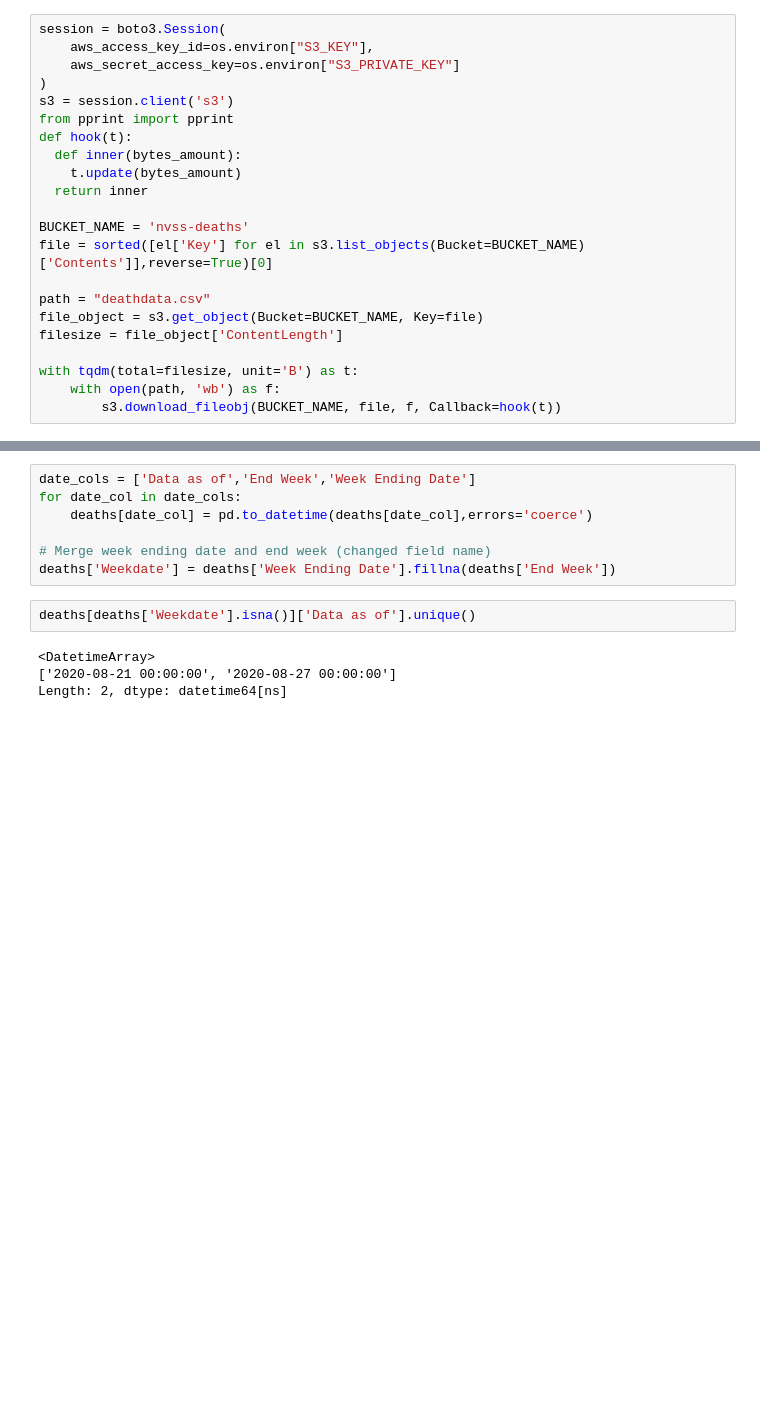
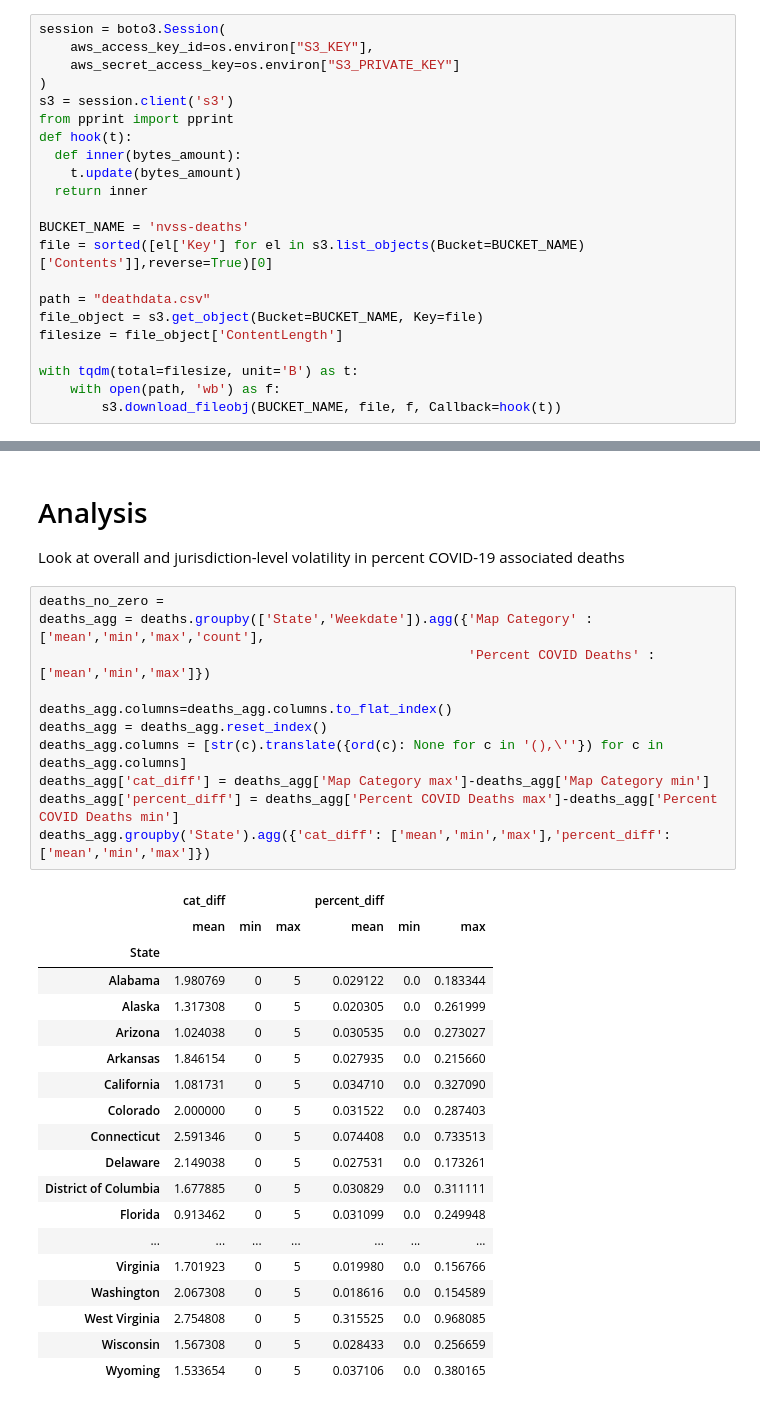
Before and after one commit to karaschechtman/nchs-deaths, a Jupyter notebook: percent_covid_associated_deaths.ipynb, the cells around one changed output, grey strips where cells are left out. Cells and saved outputs as stored; diff of their text form; blank space fills up the shorter version.

```diff
--- a/percent_covid_associated_deaths.ipynb
+++ b/percent_covid_associated_deaths.ipynb
@@ -110,13 +110,34 @@ deaths
-# %%
-date_cols = ['Data as of','End Week','Week Ending Date']
-for date_col in date_cols:
-    deaths[date_col] = pd.to_datetime(deaths[date_col],errors='coerce')
-
-# Merge week ending date and end week (changed field name)
-deaths['Weekdate'] = deaths['Week Ending Date'].fillna(deaths['End Week'])
+# %% [markdown]
+# Analysis
+Look at overall and jurisdiction-level volatility in percent COVID-19 associated deaths
 # %%
-deaths[deaths['Weekdate'].isna()]['Data as of'].unique()
+deaths_no_zero =
+deaths_agg = deaths.groupby(['State','Weekdate']).agg({'Map Category' : ['mean','min','max','count'],
+                                                       'Percent COVID Deaths' : ['mean','min','max']})
+
+deaths_agg.columns=deaths_agg.columns.to_flat_index()
+deaths_agg = deaths_agg.reset_index()
+deaths_agg.columns = [str(c).translate({ord(c): None for c in '(),\''}) for c in deaths_agg.columns]
+deaths_agg['cat_diff'] = deaths_agg['Map Category max']-deaths_agg['Map Category min']
+deaths_agg['percent_diff'] = deaths_agg['Percent COVID Deaths max']-deaths_agg['Percent COVID Deaths min']
+deaths_agg.groupby('State').agg({'cat_diff': ['mean','min','max'],'percent_diff': ['mean','min','max']})
 # %% [output]
-<DatetimeArray>
-['2020-08-21 00:00:00', '2020-08-27 00:00:00']
-Length: 2, dtype: datetime64[ns]
+|  | cat_diff |  |  | percent_diff |  |  |
+|  | mean | min | max | mean | min | max |
+| State |  |  |  |  |  |  |
+| Alabama | 1.980769 | 0 | 5 | 0.029122 | 0.0 | 0.183344 |
+| Alaska | 1.317308 | 0 | 5 | 0.020305 | 0.0 | 0.261999 |
+| Arizona | 1.024038 | 0 | 5 | 0.030535 | 0.0 | 0.273027 |
+| Arkansas | 1.846154 | 0 | 5 | 0.027935 | 0.0 | 0.215660 |
+| California | 1.081731 | 0 | 5 | 0.034710 | 0.0 | 0.327090 |
+| Colorado | 2.000000 | 0 | 5 | 0.031522 | 0.0 | 0.287403 |
+| Connecticut | 2.591346 | 0 | 5 | 0.074408 | 0.0 | 0.733513 |
+| Delaware | 2.149038 | 0 | 5 | 0.027531 | 0.0 | 0.173261 |
+| District of Columbia | 1.677885 | 0 | 5 | 0.030829 | 0.0 | 0.311111 |
+| Florida | 0.913462 | 0 | 5 | 0.031099 | 0.0 | 0.249948 |
+| ... | ... | ... | ... | ... | ... | ... |
+| Virginia | 1.701923 | 0 | 5 | 0.019980 | 0.0 | 0.156766 |
+| Washington | 2.067308 | 0 | 5 | 0.018616 | 0.0 | 0.154589 |
+| West Virginia | 2.754808 | 0 | 5 | 0.315525 | 0.0 | 0.968085 |
+| Wisconsin | 1.567308 | 0 | 5 | 0.028433 | 0.0 | 0.256659 |
+| Wyoming | 1.533654 | 0 | 5 | 0.037106 | 0.0 | 0.380165 |
```
Also changed, not shown: parts of 4 cells of this notebook.
